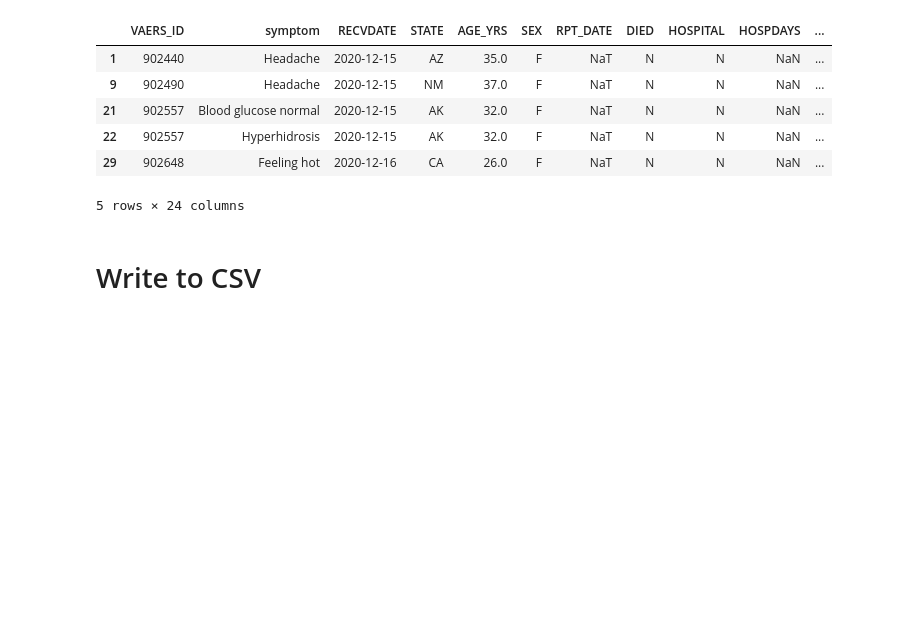
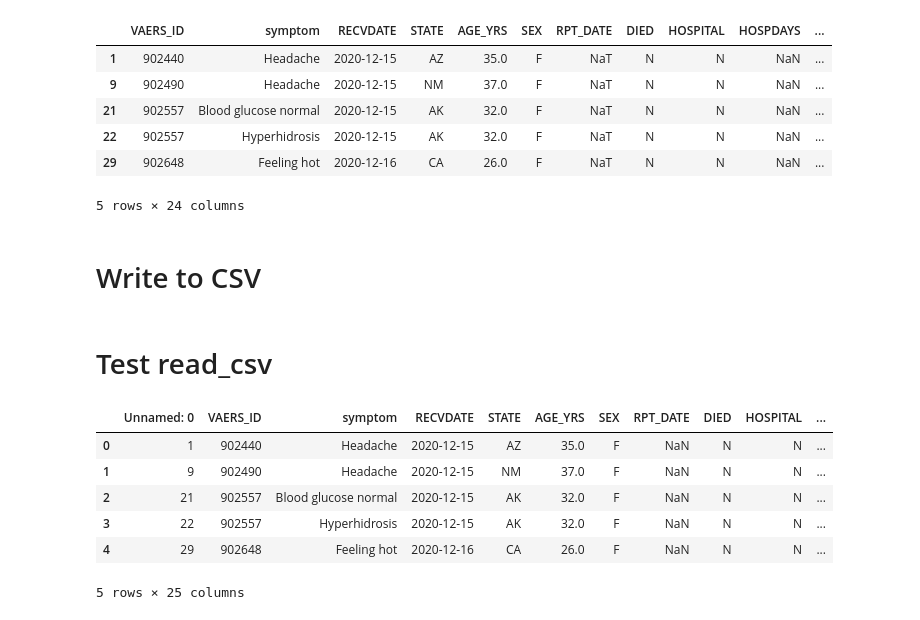
Before and after one commit to uw-msim-imt561-2026/covid-19-vaccine-adverse-reactions, a Jupyter notebook: notebooks/cleaning_merge_datasets.ipynb, the cells around one changed output. Saved outputs shown, nothing was run; the diff lists cells and outputs as text; code cells hidden in the pictures; blank space fills up the shorter version.

```diff
--- a/notebooks/cleaning_merge_datasets.ipynb
+++ b/notebooks/cleaning_merge_datasets.ipynb
@@ -406,3 +406,16 @@ path_to_save = path + '/west_states_filtered.csv'
 path_to_save
 
 df_west_filtered.to_csv(path_to_save)
+# %% [markdown]
+# Test read_csv
+# %%
+test_df = pd.read_csv('/home/ekmys/PycharmProjects/covid-19-vaccine-adverse-reactions/data/west_states_filtered.csv')
+test_df.head()
+# %% [output]
+|  | Unnamed: 0 | VAERS_ID | symptom | RECVDATE | STATE | AGE_YRS | SEX | RPT_DATE | DIED | HOSPITAL | ... |
+| 0 | 1 | 902440 | Headache | 2020-12-15 | AZ | 35.0 | F | NaN | N | N | ... |
+| 1 | 9 | 902490 | Headache | 2020-12-15 | NM | 37.0 | F | NaN | N | N | ... |
+| 2 | 21 | 902557 | Blood glucose normal | 2020-12-15 | AK | 32.0 | F | NaN | N | N | ... |
+| 3 | 22 | 902557 | Hyperhidrosis | 2020-12-15 | AK | 32.0 | F | NaN | N | N | ... |
+| 4 | 29 | 902648 | Feeling hot | 2020-12-16 | CA | 26.0 | F | NaN | N | N | ... |
+5 rows × 25 columns
```
Also changed, not shown: 5 other files.
